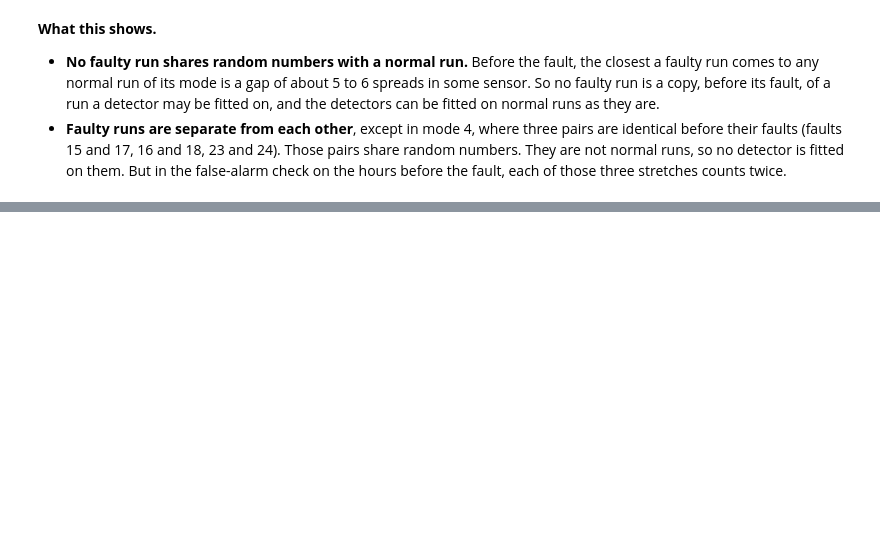
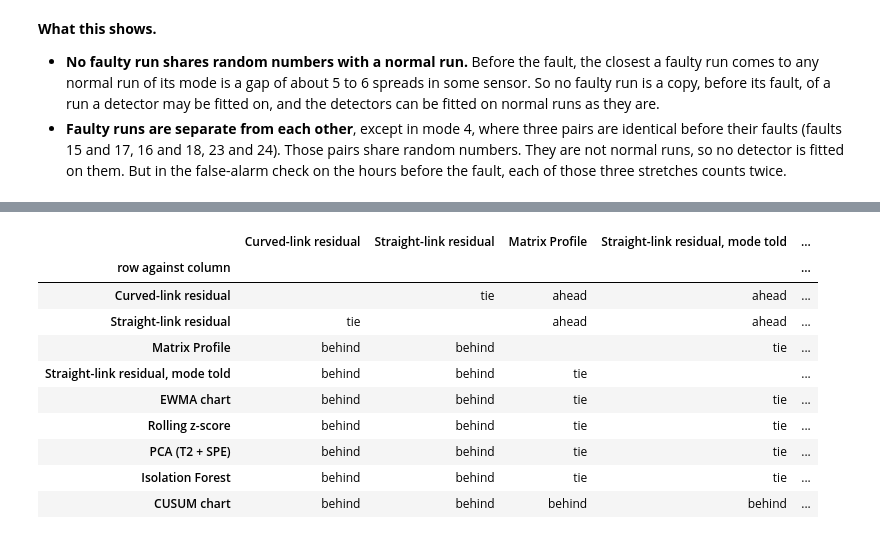
Before and after one commit to NeerajGit16/deep-learning-in-anomaly-detection, a Jupyter notebook: anomaly_lab/06_multimode_tep.ipynb, the cells around one changed output, grey strips where cells are left out. Drawn from its saved outputs; the diff is of its cells as text; code cells hidden in the pictures; blank space fills up the shorter version.

```diff
--- a/anomaly_lab/06_multimode_tep.ipynb
+++ b/anomaly_lab/06_multimode_tep.ipynb
@@ -371,0 +422,14 @@ Time of the first and last reading after loading (hours): {'fault-free first, la
+# %%
+multimode.told_name(run.verdict_table(reports["all modes"]))
+# %% [output]
+|  | Curved-link residual | Straight-link residual | Matrix Profile | Straight-link residual, mode told | ... |
+| row against column |  |  |  |  | ... |
+| Curved-link residual |  | tie | ahead | ahead | ... |
+| Straight-link residual | tie |  | ahead | ahead | ... |
+| Matrix Profile | behind | behind |  | tie | ... |
+| Straight-link residual, mode told | behind | behind | tie |  | ... |
+| EWMA chart | behind | behind | tie | tie | ... |
+| Rolling z-score | behind | behind | tie | tie | ... |
+| PCA (T2 + SPE) | behind | behind | tie | tie | ... |
+| Isolation Forest | behind | behind | tie | tie | ... |
+| CUSUM chart | behind | behind | behind | behind | ... |
```
Also changed, not shown: parts of 15 cells of this notebook, 5 other files.
